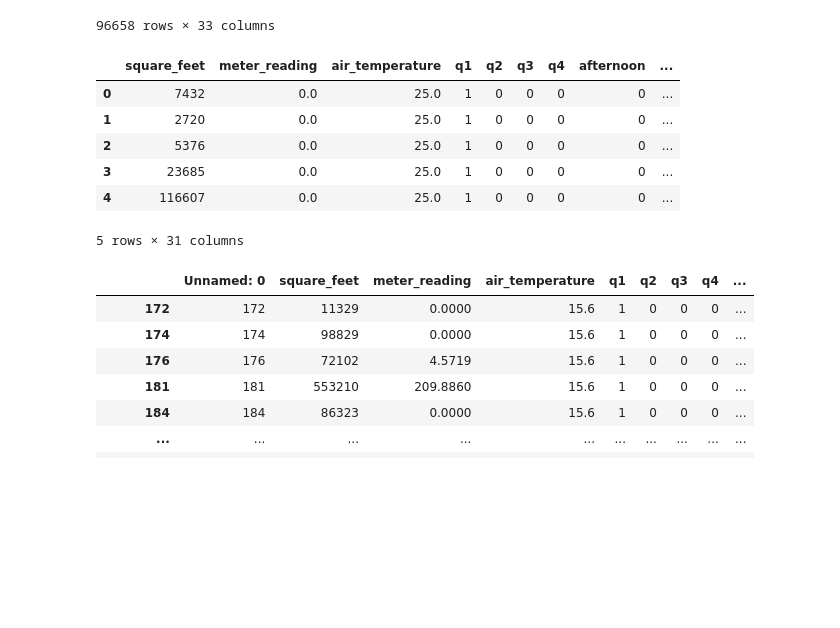
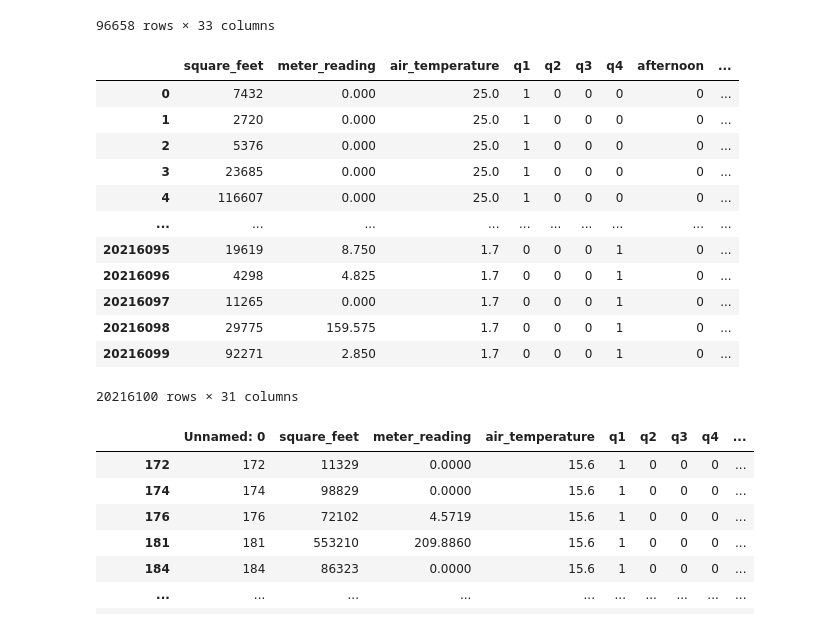
Before and after one commit to jtyrrell86/Capstone-2, a Jupyter notebook: notebooks/EDA for Capstone 2.ipynb, the cells around one changed output. Drawn from its saved outputs; the diff is of its cells as text; code cells hidden in the pictures; blank space fills up the shorter version.

```diff
--- a/notebooks/EDA for Capstone 2.ipynb
+++ b/notebooks/EDA for Capstone 2.ipynb
@@ -874,17 +893,23 @@ test
 for idx, val in test["air_temperature"]:
     combined_df.iloc(idx, 5) = val
 # %%
-cleaned_df = pd.read_csv("data/cleaned_df.csv")
-cleaned_df = cleaned_df.head().drop("Unnamed: 0", axis=1)
+cleaned_df = pd.read_csv("../data/cleaned_df.csv")
+cleaned_df = cleaned_df.drop("Unnamed: 0", axis=1)
 cleaned_df
 # %% [output]
 |  | square_feet | meter_reading | air_temperature | q1 | q2 | q3 | q4 | afternoon | ... |
-| 0 | 7432 | 0.0 | 25.0 | 1 | 0 | 0 | 0 | 0 | ... |
-| 1 | 2720 | 0.0 | 25.0 | 1 | 0 | 0 | 0 | 0 | ... |
-| 2 | 5376 | 0.0 | 25.0 | 1 | 0 | 0 | 0 | 0 | ... |
-| 3 | 23685 | 0.0 | 25.0 | 1 | 0 | 0 | 0 | 0 | ... |
-| 4 | 116607 | 0.0 | 25.0 | 1 | 0 | 0 | 0 | 0 | ... |
+| 0 | 7432 | 0.000 | 25.0 | 1 | 0 | 0 | 0 | 0 | ... |
+| 1 | 2720 | 0.000 | 25.0 | 1 | 0 | 0 | 0 | 0 | ... |
+| 2 | 5376 | 0.000 | 25.0 | 1 | 0 | 0 | 0 | 0 | ... |
+| 3 | 23685 | 0.000 | 25.0 | 1 | 0 | 0 | 0 | 0 | ... |
+| 4 | 116607 | 0.000 | 25.0 | 1 | 0 | 0 | 0 | 0 | ... |
+| ... | ... | ... | ... | ... | ... | ... | ... | ... | ... |
+| 20216095 | 19619 | 8.750 | 1.7 | 0 | 0 | 0 | 1 | 0 | ... |
+| 20216096 | 4298 | 4.825 | 1.7 | 0 | 0 | 0 | 1 | 0 | ... |
+| 20216097 | 11265 | 0.000 | 1.7 | 0 | 0 | 0 | 1 | 0 | ... |
+| 20216098 | 29775 | 159.575 | 1.7 | 0 | 0 | 0 | 1 | 0 | ... |
+| 20216099 | 92271 | 2.850 | 1.7 | 0 | 0 | 0 | 1 | 0 | ... |
-5 rows × 31 columns
+20216100 rows × 31 columns
 # %%
 cleaned_df[cleaned_df["chilledwater"] == 1]
 # %% [output]
```
Also changed, not shown: parts of 15 cells of this notebook, 1 other file.
